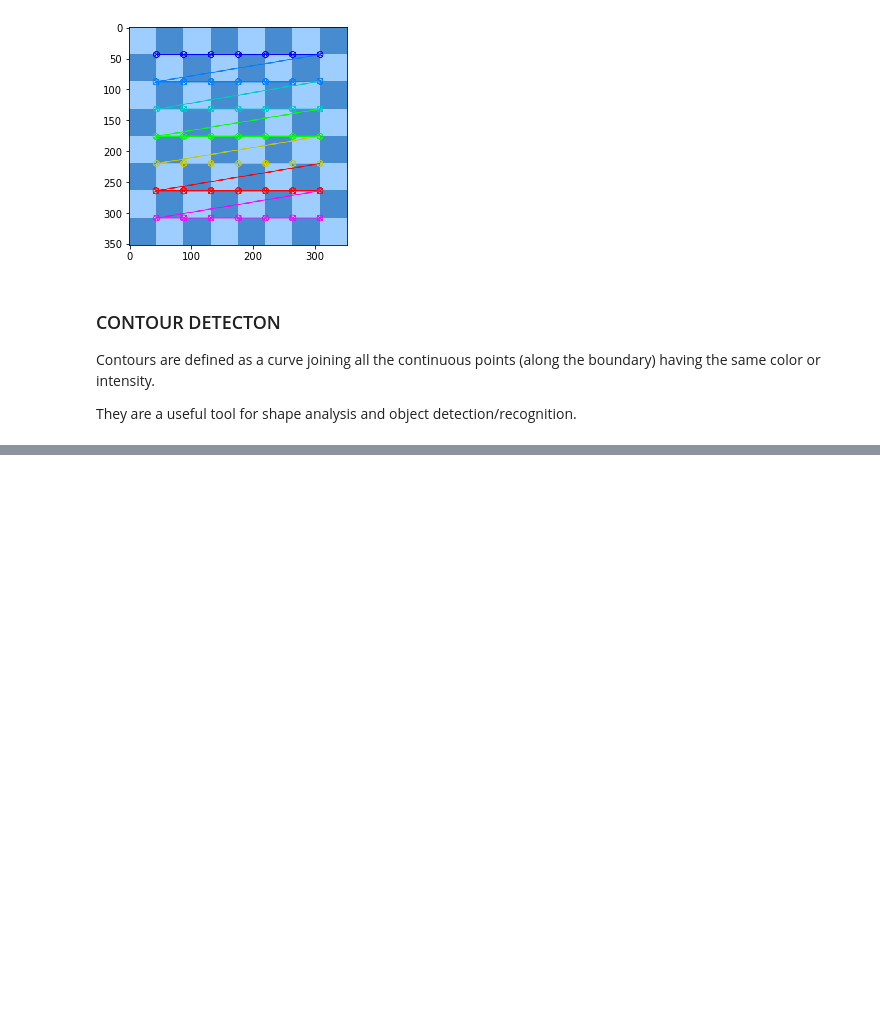
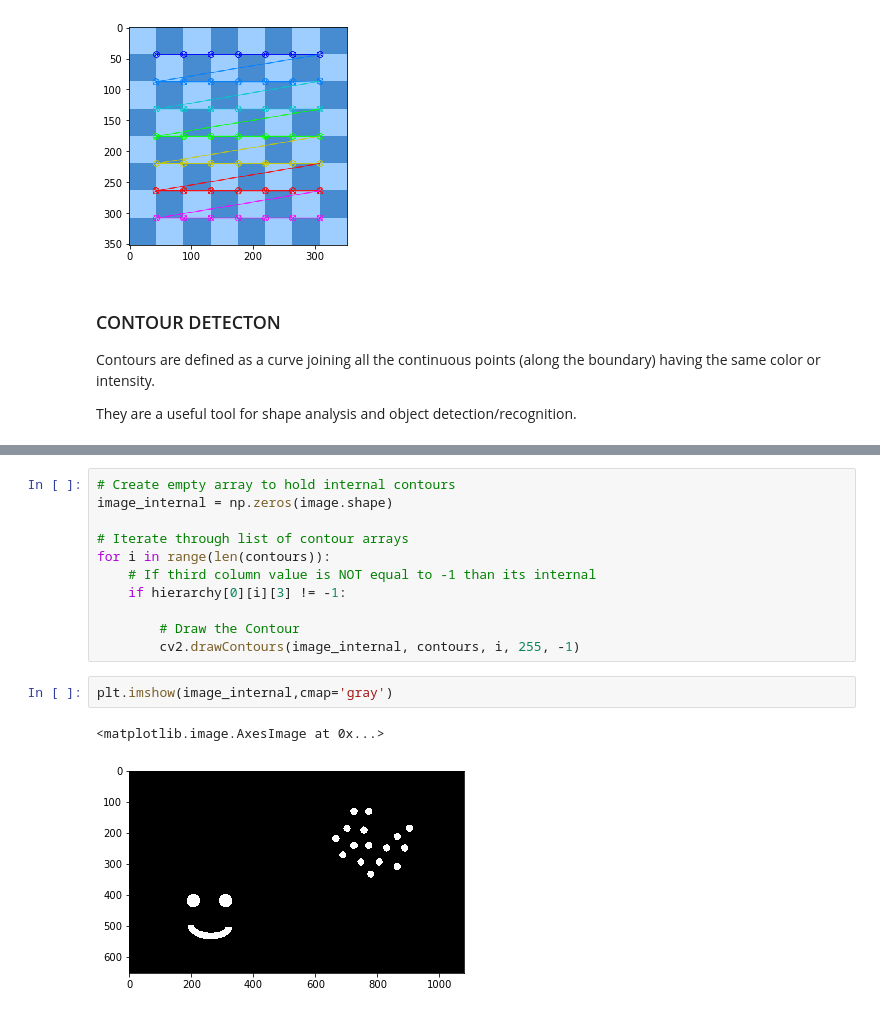
Before and after one commit to sh1fu-X/OpenCV-Basics, a Jupyter notebook: 3-Object_Detection/Grid,ContourDetection.ipynb, the cells around one changed output, grey strips where cells are left out. Drawn from its saved outputs; the diff is of its cells as text; blank space fills up the shorter version.

```diff
--- a/3-Object_Detection/Grid,ContourDetection.ipynb
+++ b/3-Object_Detection/Grid,ContourDetection.ipynb
@@ -64,0 +148,16 @@ They are a useful tool for shape analysis and object detection/recognition.
+# %%
+# Create empty array to hold internal contours
+image_internal = np.zeros(image.shape)
+
+# Iterate through list of contour arrays
+for i in range(len(contours)):
+    # If third column value is NOT equal to -1 than its internal
+    if hierarchy[0][i][3] != -1:
+
+        # Draw the Contour
+        cv2.drawContours(image_internal, contours, i, 255, -1)
+# %%
+plt.imshow(image_internal,cmap='gray')
+# %% [output]
+<matplotlib.image.AxesImage at 0x...>
+[figure, added]
```
Also changed, not shown: parts of 14 cells of this notebook, 1 other file.
